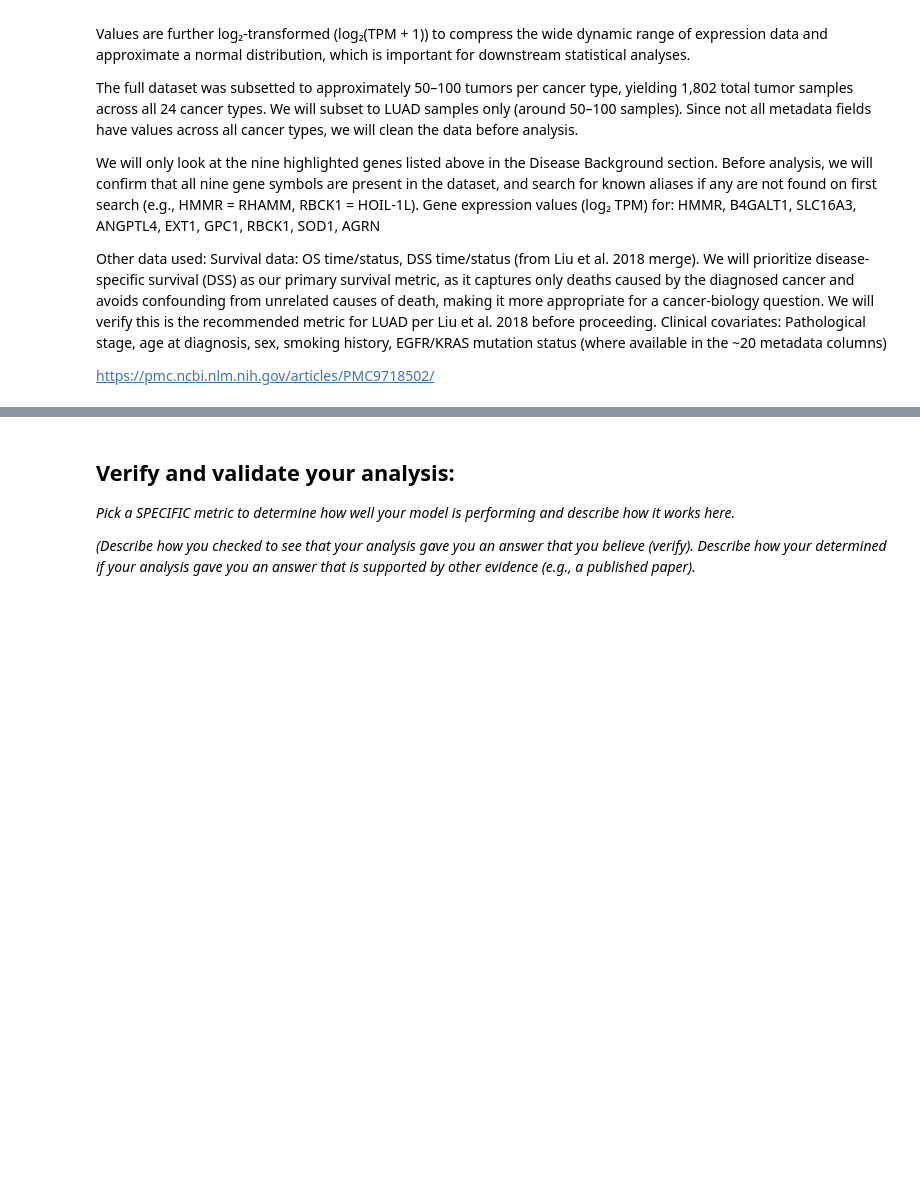
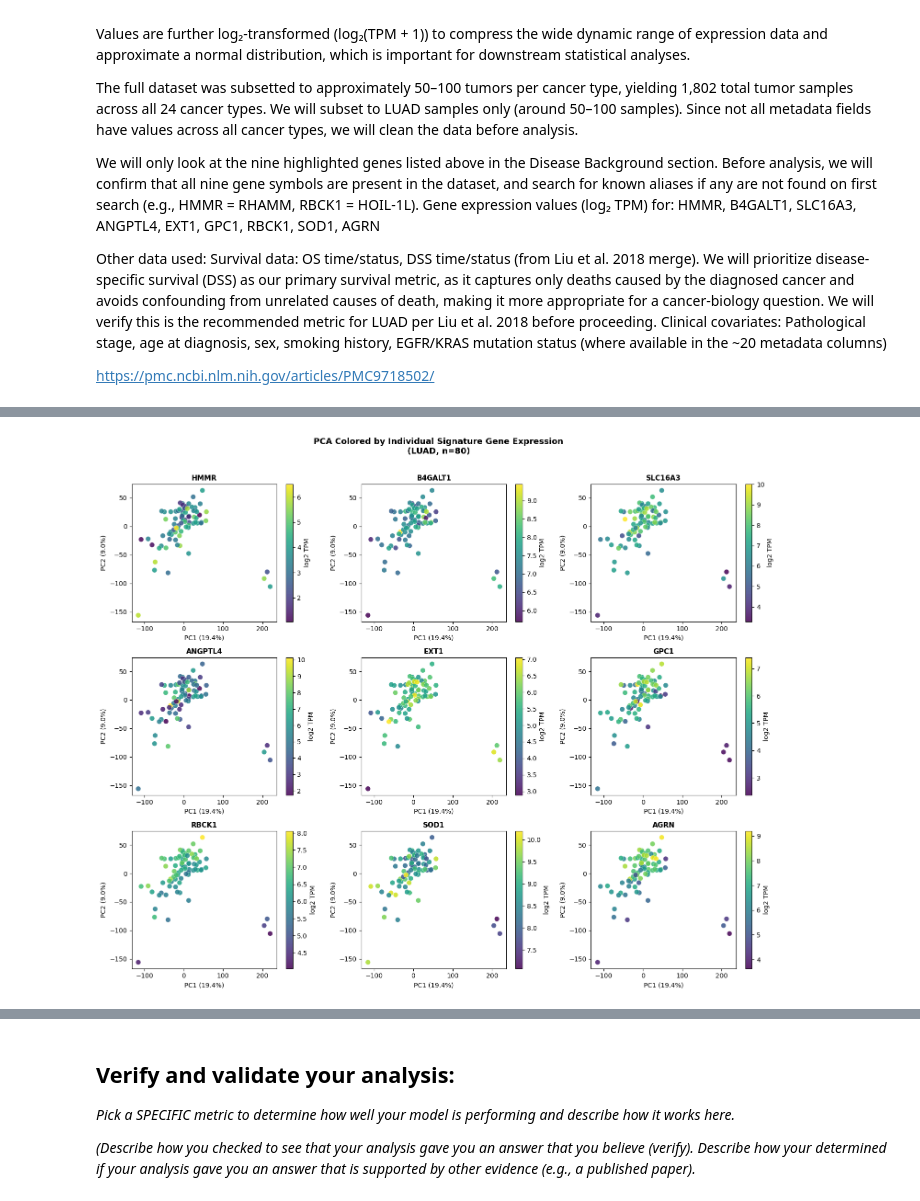
Before and after one commit to isabelvikesland/Module-4-Cancer, a Jupyter notebook: code/Module 4 Notebook.ipynb, the cells around one changed output, grey strips where cells are left out. Cells and saved outputs as stored; diff of their text form; code cells hidden in the pictures; blank space fills up the shorter version.

```diff
--- a/code/Module 4 Notebook.ipynb
+++ b/code/Module 4 Notebook.ipynb
@@ -134,0 +401,21 @@ The machine learning technique I am using is: *fill in and describe*
+# %%
+# PCA colored by individual signature genes
+fig, axes = plt.subplots(3, 3, figsize=(15, 12))
+axes = axes.flatten()
+
+for i, gene in enumerate(SIG_GENES):
+    sc = axes[i].scatter(pc1, pc2,
+                         c=X_sig[gene].values,
+                         cmap='viridis', s=60, alpha=0.85,
+                         edgecolors='white', linewidth=0.3)
+    plt.colorbar(sc, ax=axes[i], label='log2 TPM')
+    axes[i].set_title(f'{gene}', fontsize=11, fontweight='bold')
+    axes[i].set_xlabel(f'PC1 ({var_exp[0]:.1f}%)')
+    axes[i].set_ylabel(f'PC2 ({var_exp[1]:.1f}%)')
+
+plt.suptitle('PCA Colored by Individual Signature Gene Expression\n(LUAD, n=80)',
+             fontsize=13, fontweight='bold', y=1.01)
+plt.tight_layout()
+plt.show()
+# %% [output]
+[figure, added]
```
Also changed, not shown: parts of 20 cells of this notebook.
